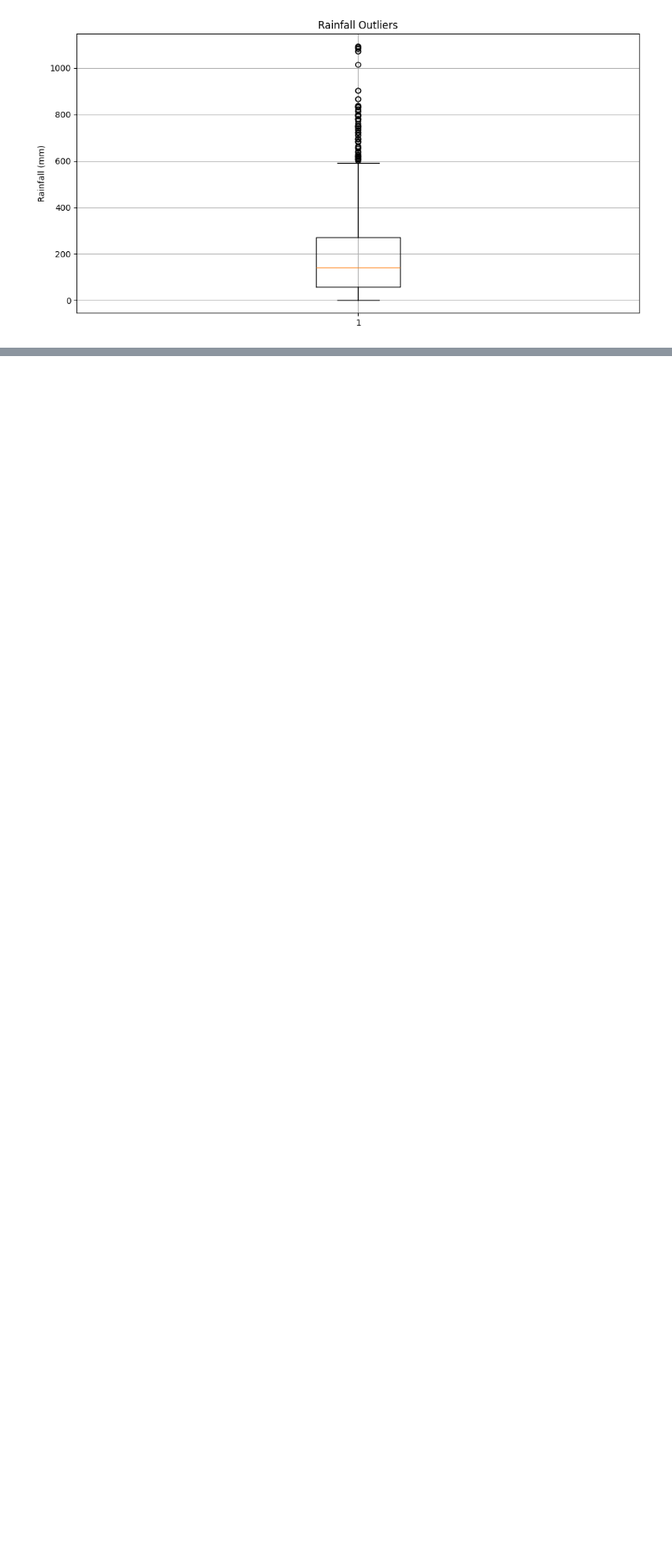
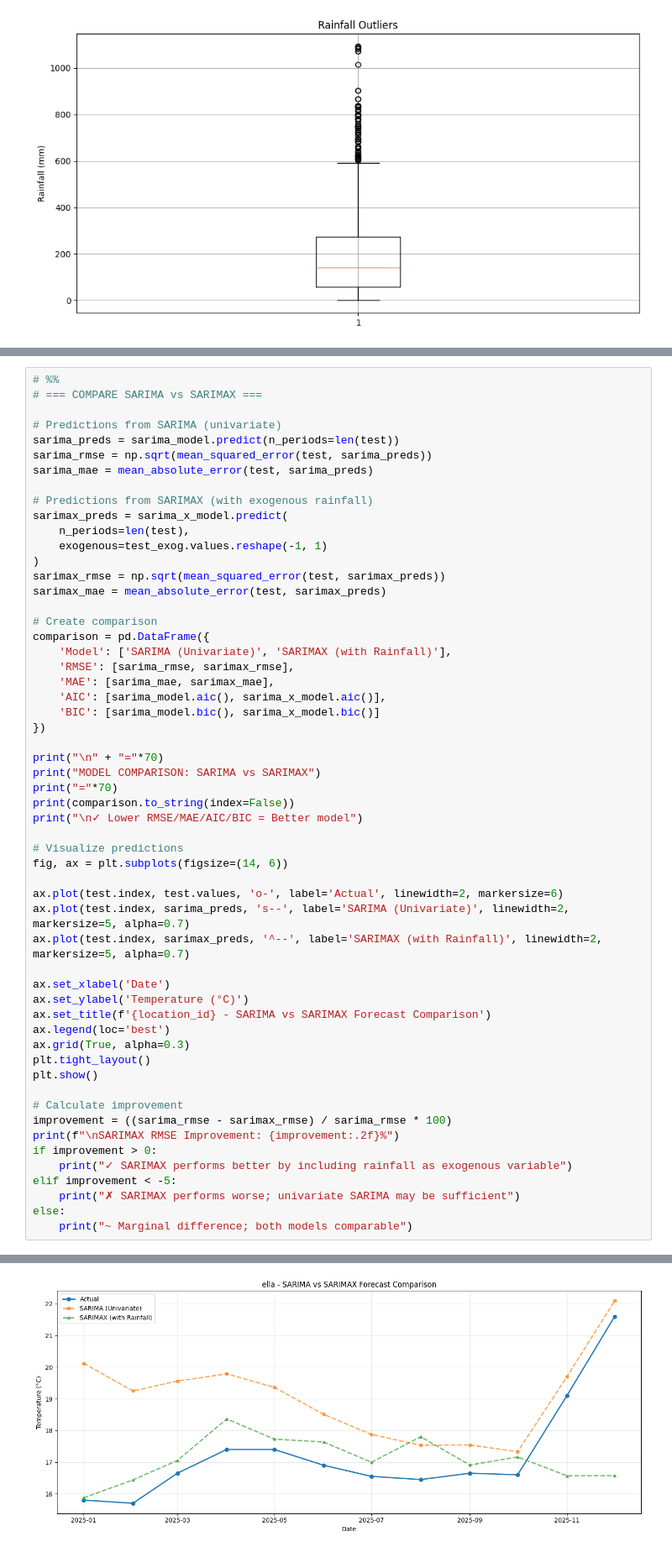
Before and after one commit to graphceylon/graphCeylon-API, a Jupyter notebook: models/recommender_service/sarima_temperature_forecasting.ipynb, the cells around one changed output, grey strips where cells are left out. Shown at 84% size. Cells and saved outputs as stored; diff of their text form; blank space fills up the shorter version.

```diff
--- a/models/recommender_service/sarima_temperature_forecasting.ipynb
+++ b/models/recommender_service/sarima_temperature_forecasting.ipynb
@@ -793,0 +1041,57 @@ plt.show()
+# %%
+# %%
+# === COMPARE SARIMA vs SARIMAX ===
+
+# Predictions from SARIMA (univariate)
+sarima_preds = sarima_model.predict(n_periods=len(test))
+sarima_rmse = np.sqrt(mean_squared_error(test, sarima_preds))
+sarima_mae = mean_absolute_error(test, sarima_preds)
+
+# Predictions from SARIMAX (with exogenous rainfall)
+sarimax_preds = sarima_x_model.predict(
+    n_periods=len(test),
+    exogenous=test_exog.values.reshape(-1, 1)
+)
+sarimax_rmse = np.sqrt(mean_squared_error(test, sarimax_preds))
+sarimax_mae = mean_absolute_error(test, sarimax_preds)
+
+# Create comparison
+comparison = pd.DataFrame({
+    'Model': ['SARIMA (Univariate)', 'SARIMAX (with Rainfall)'],
+    'RMSE': [sarima_rmse, sarimax_rmse],
+    'MAE': [sarima_mae, sarimax_mae],
+    'AIC': [sarima_model.aic(), sarima_x_model.aic()],
+    'BIC': [sarima_model.bic(), sarima_x_model.bic()]
+})
+
+print("\n" + "="*70)
+print("MODEL COMPARISON: SARIMA vs SARIMAX")
+print("="*70)
+print(comparison.to_string(index=False))
+print("\n✓ Lower RMSE/MAE/AIC/BIC = Better model")
+
+# Visualize predictions
+fig, ax = plt.subplots(figsize=(14, 6))
+
+ax.plot(test.index, test.values, 'o-', label='Actual', linewidth=2, markersize=6)
+ax.plot(test.index, sarima_preds, 's--', label='SARIMA (Univariate)', linewidth=2, markersize=5, alpha=0.7)
+ax.plot(test.index, sarimax_preds, '^--', label='SARIMAX (with Rainfall)', linewidth=2, markersize=5, alpha=0.7)
+
+ax.set_xlabel('Date')
+ax.set_ylabel('Temperature (°C)')
+ax.set_title(f'{location_id} - SARIMA vs SARIMAX Forecast Comparison')
+ax.legend(loc='best')
+ax.grid(True, alpha=0.3)
+plt.tight_layout()
+plt.show()
+
+# Calculate improvement
+improvement = ((sarima_rmse - sarimax_rmse) / sarima_rmse * 100)
+print(f"\nSARIMAX RMSE Improvement: {improvement:.2f}%")
+if improvement > 0:
+    print("✓ SARIMAX performs better by including rainfall as exogenous variable")
+elif improvement < -5:
+    print("✗ SARIMAX performs worse; univariate SARIMA may be sufficient")
+else:
+    print("~ Marginal difference; both models comparable")
+# %% [output]
@@ -793,0 +1106 @@ plt.show()
+[figure, added]
```
Also changed, not shown: parts of 25 cells of this notebook, 4 other files.
